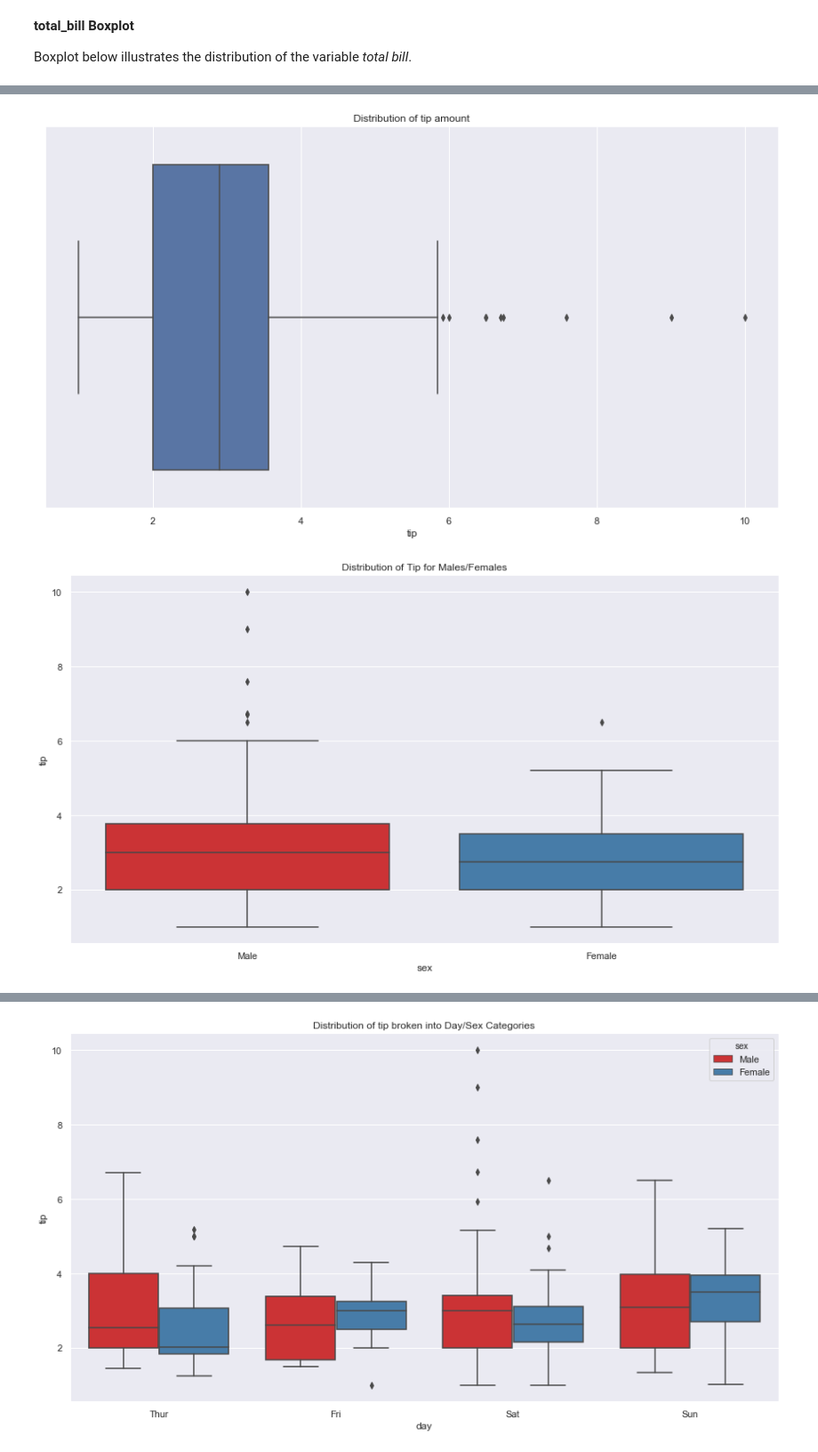
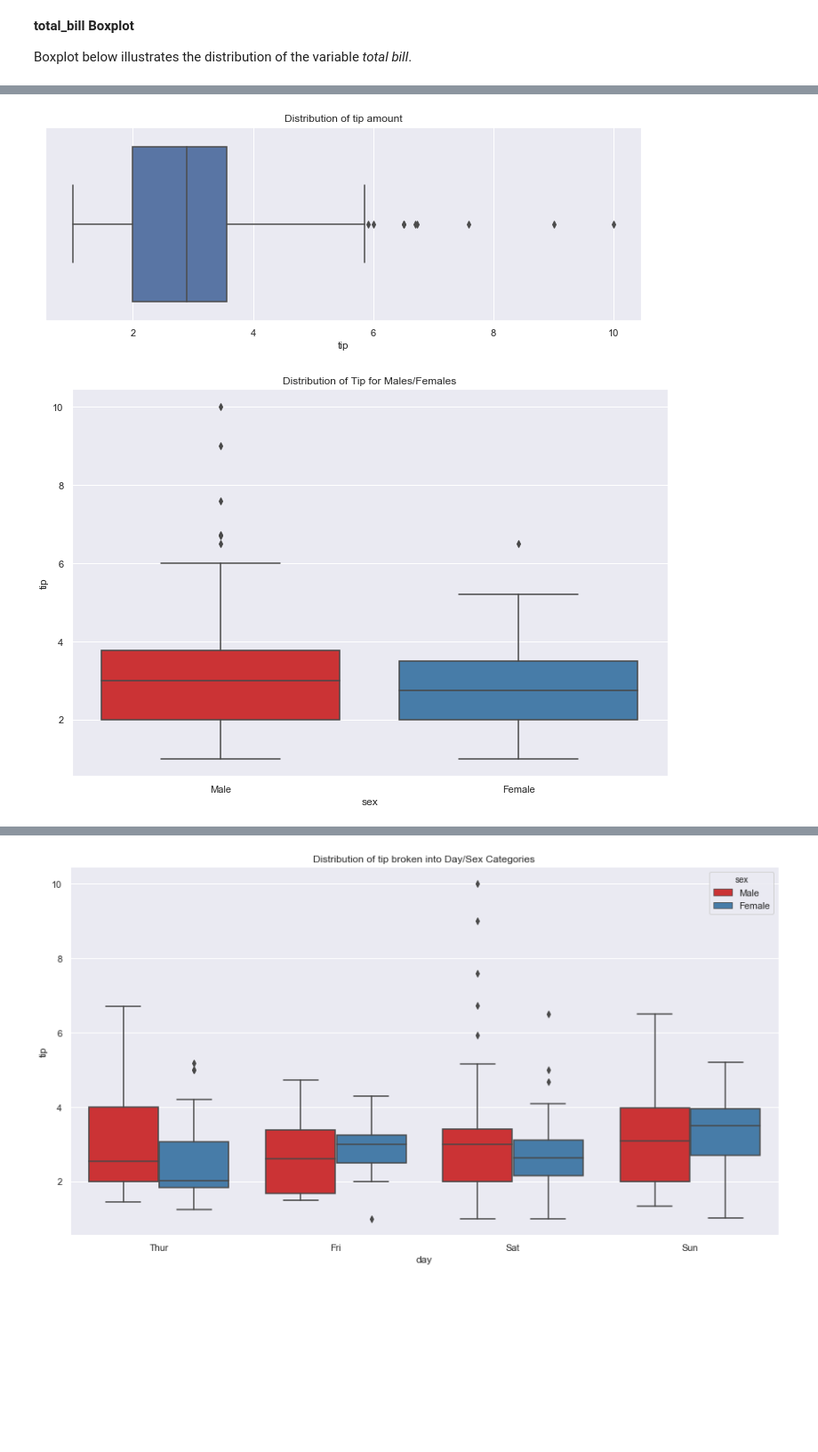
Before and after one commit to edelcorcoran/FDA-Project, a Jupyter notebook: Tips.ipynb, the cells around one changed output, grey strips where cells are left out. Shown at 89% size. Drawn from its saved outputs; the diff is of its cells as text; code cells hidden in the pictures; blank space fills up the shorter version.

```diff
--- a/Tips.ipynb
+++ b/Tips.ipynb
@@ -328,24 +328,24 @@ ax = sns.boxplot(x=tips["total_bill"]).set_title("Distribution of total_bill")
 # %%
 # Boxplot to illustrate data distribution for tip
 # create grid style
 sns.set(style="darkgrid")
 #Alter plot size
-fig = plt.figure(figsize=(15, 8))
+fig = plt.figure(figsize=(12, 4))
 # pull data from dataset
 tips = sns.load_dataset("tips")
 #Display boxplot with label on x-axis and add title
 ax = sns.boxplot(x=tips["tip"]).set_title("Distribution of tip amount")
 # %% [output]
-[figure, old version]
+[figure, new version]
 # %%
 #Select style of grid
 sns.set(style="darkgrid")
 #Alter plot size
-fig = plt.figure(figsize=(15, 8))
+fig = plt.figure(figsize=(12, 8))
 # Display boxplot with sex on x-axis and tip on y-axis
 ax = sns.boxplot(x="sex", y="tip", palette="Set1", data=tips).set_title("Distribution of Tip for Males/Females")
 # %% [output]
-[figure, old version]
+[figure, new version]
 # %%
 #Select style of grid
 sns.set(style="darkgrid")
```
Also changed, not shown: parts of 10 cells of this notebook.
